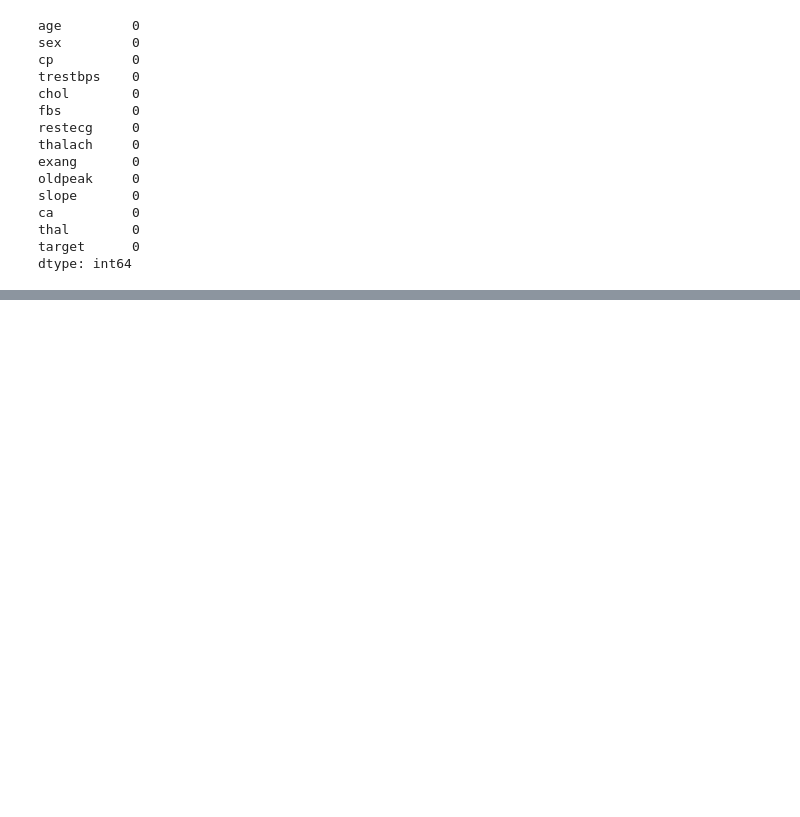
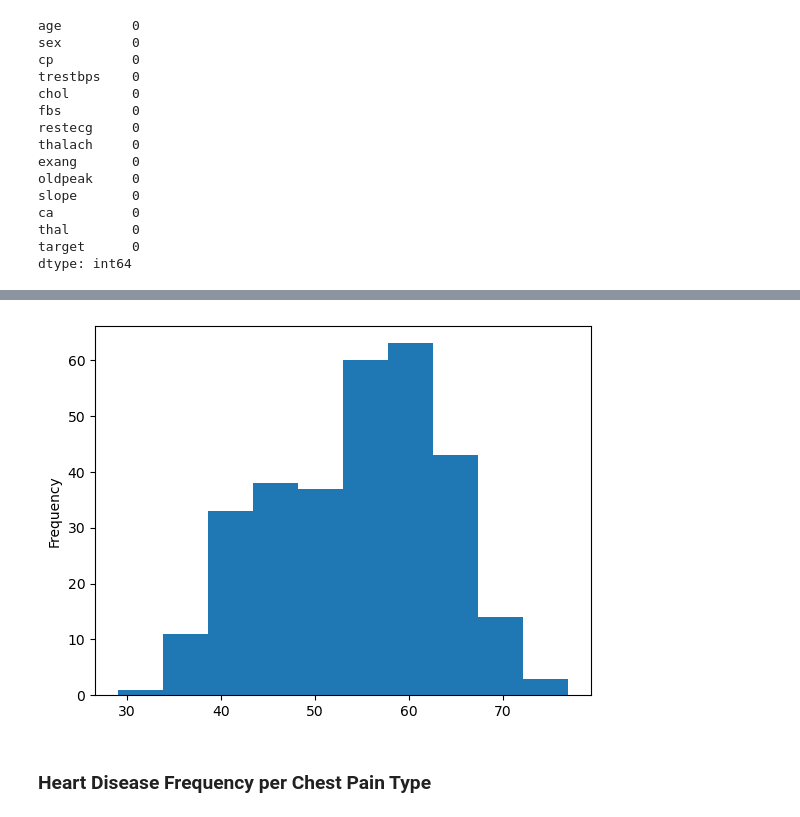
Before and after one commit to idrissiradi/heart-disease-project, a Jupyter notebook: end-to-end-heart-disease-classification.ipynb, the cells around one changed output, grey strips where cells are left out. Saved outputs shown, nothing was run; the diff lists cells and outputs as text; code cells hidden in the pictures; blank space fills up the shorter version.

```diff
--- a/end-to-end-heart-disease-classification.ipynb
+++ b/end-to-end-heart-disease-classification.ipynb
@@ -128,0 +174,7 @@ df.describe()
+# %%
+# The distribution of the age column
+df.age.plot.hist();
+# %% [output]
+[figure, added]
+# %% [markdown]
+### Heart Disease Frequency per Chest Pain Type
```
Also changed, not shown: parts of 11 cells of this notebook.
